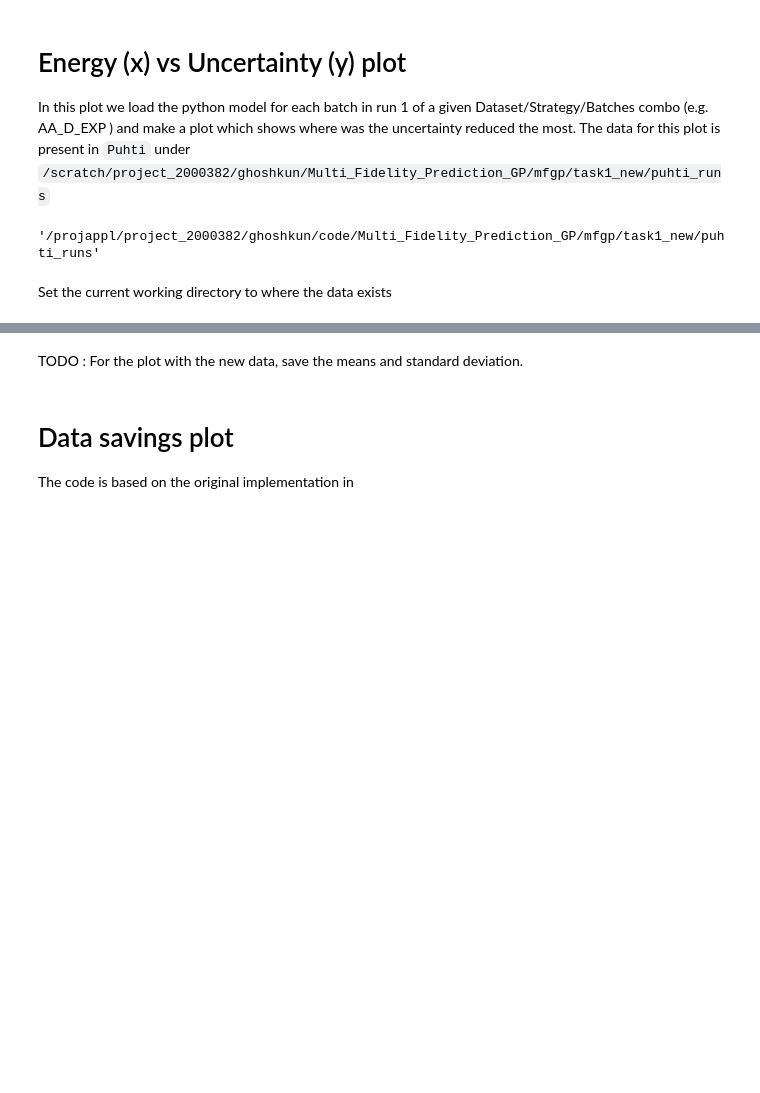
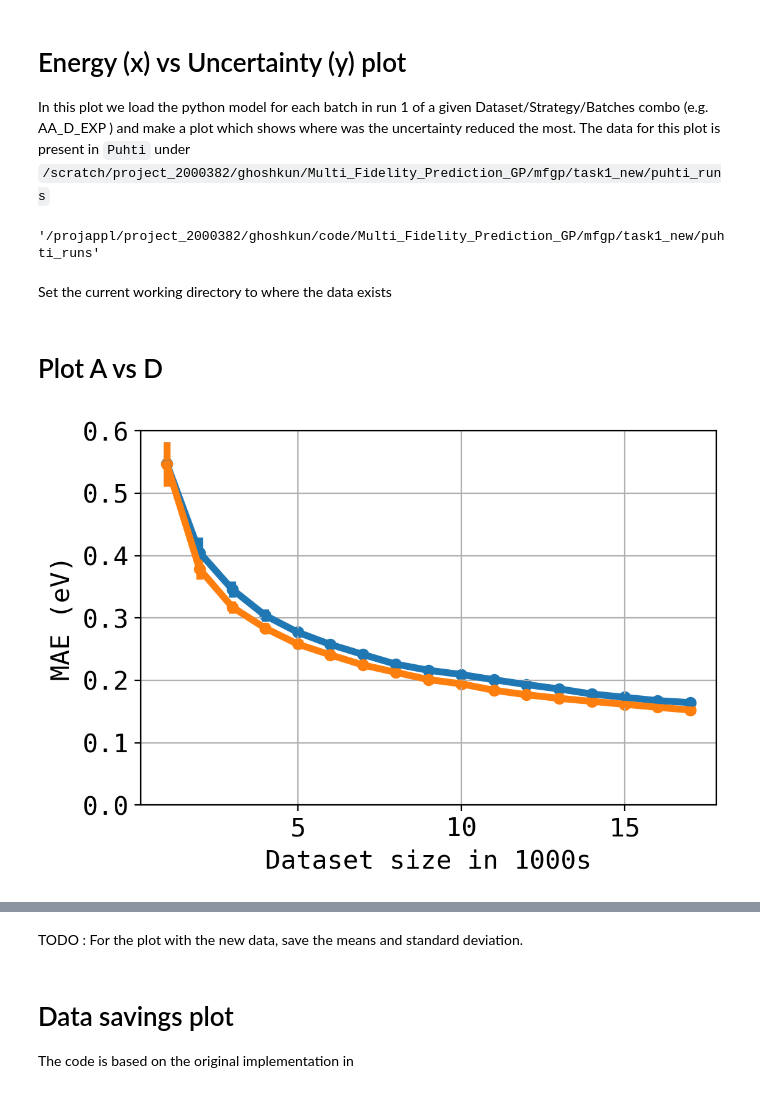
Before and after one commit to kunalghosh/Multi_Fidelity_Prediction_GP, a Jupyter notebook: mfgp/task1_new/puhti_runs/MakePlots.ipynb, the cells around one changed output, grey strips where cells are left out. Drawn from its saved outputs; the diff is of its cells as text; code cells hidden in the pictures; blank space fills up the shorter version.

```diff
--- a/mfgp/task1_new/puhti_runs/MakePlots.ipynb
+++ b/mfgp/task1_new/puhti_runs/MakePlots.ipynb
@@ -26,3 +26,5 @@ Set the current working directory to where the data exists
 # %%
 os.chdir("/projappl/project_2000382/ghoshkun/code/Multi_Fidelity_Prediction_GP/mfgp/task1_new/puhti_runs")
 assert os.getcwd() == "/projappl/project_2000382/ghoshkun/code/Multi_Fidelity_Prediction_GP/mfgp/task1_new/puhti_runs"
+# %% [markdown]
+# Plot A vs D
@@ -28,0 +94,36 @@ assert os.getcwd() == "/projappl/project_2000382/ghoshkun/code/Multi_Fidelity_Pr
+# %%
+def plot_strategy_a_vs_d(dataset_name, means, stds, labels):
+    for idx, (mean, std) in enumerate(zip(means,stds)):
+        if labels[idx] in ['A', 'D']:
+            """
+            Only plot strategy A and D.
+            """
+            _ = plt.errorbar(batch_sizes, mean, std) #, capsize=lines['linewidth'])
+            _ = plt.scatter(batch_sizes, mean, label=labels[idx])
+    plt.grid()
+    plt.xlabel("Dataset size in 1000s")
+    plt.ylabel("MAE (eV)")
+    plt.gca().tick_params(axis='x', which='minor', bottom=True)
+    plt.xscale("linear")
+    #plt.xlim((0, 33))
+    plt.ylim((0,0.6))
+    # plt.xscale("log", basex=2)
+    #     sformatter = mpl.ticker.ScalarFormatter()
+    #     sformatter.set_scientific(False)
+    formatter = mpl.ticker.FuncFormatter(lambda y, _: '{:0.0f}'.format(y))
+    # use plt.gca() whenever there is a need for axis.<something>
+    plt.gca().xaxis.set_major_formatter(formatter)
+
+    #plt.xticks(range(0, 33))
+    if dataset_name:
+        plt.title(f"{dataset_name} - Strategy A vs D")
+# %%
+aa_a = pd.read_csv("csv_files/Active_learning_results - AA_A_1k.csv")
+aa_d = pd.read_csv("csv_files/Active_learning_results - AA_D_1k.csv")
+
+means, stds, batch_sizes = get_means_stds_batchsize(aa_a,aa_d)
+set_mpl_params(matplotlib)
+labs, labels = get_labels()
+plot_strategy_a_vs_d(dataset_name = None, means=means, stds=stds, labels=labels)
+# %% [output]
+[figure, added]
```
Also changed, not shown: parts of 42 cells of this notebook, 1 other file.
